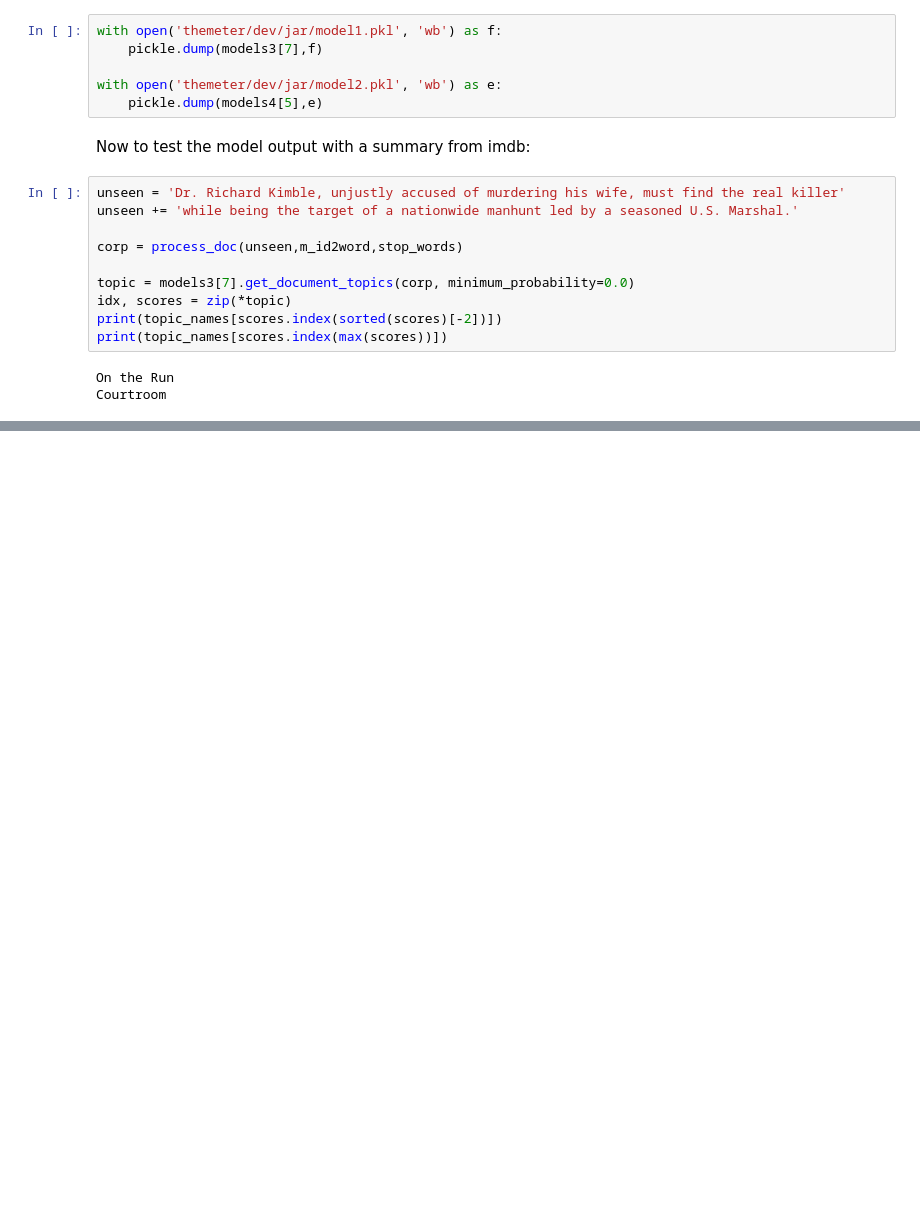
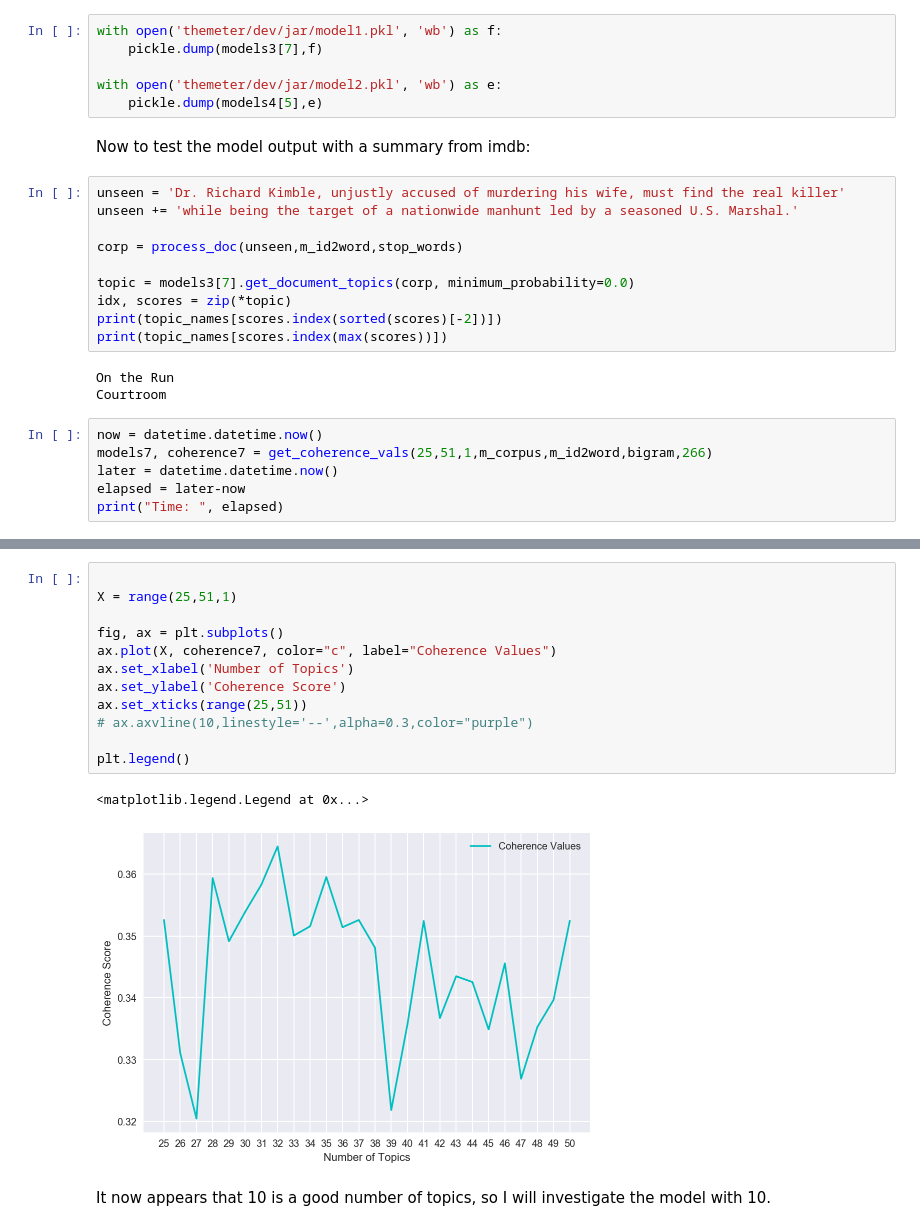
Before and after one commit to ZMBailey/movie_theme, a Jupyter notebook: themeter/dev/models.ipynb, the cells around one changed output, grey strips where cells are left out. Drawn from its saved outputs; the diff is of its cells as text; blank space fills up the shorter version.

```diff
--- a/themeter/dev/models.ipynb
+++ b/themeter/dev/models.ipynb
@@ -408,3 +409,9 @@ print(topic_names[scores.index(max(scores))])
 # %% [output]
 On the Run
 Courtroom
+# %%
+now = datetime.datetime.now()
+models7, coherence7 = get_coherence_vals(25,51,1,m_corpus,m_id2word,bigram,266)
+later = datetime.datetime.now()
+elapsed = later-now
+print("Time: ", elapsed)
@@ -410,0 +435,17 @@ Courtroom
+# %%
+
+X = range(25,51,1)
+
+fig, ax = plt.subplots()
+ax.plot(X, coherence7, color="c", label="Coherence Values")
+ax.set_xlabel('Number of Topics')
+ax.set_ylabel('Coherence Score')
+ax.set_xticks(range(25,51))
+# ax.axvline(10,linestyle='--',alpha=0.3,color="purple")
+
+plt.legend()
+# %% [output]
+<matplotlib.legend.Legend at 0x...>
+[figure, added]
+# %% [markdown]
+It now appears that 10 is a good number of topics, so I will investigate the model with 10.
```
Also changed, not shown: parts of 3 cells of this notebook, 6 other files.
